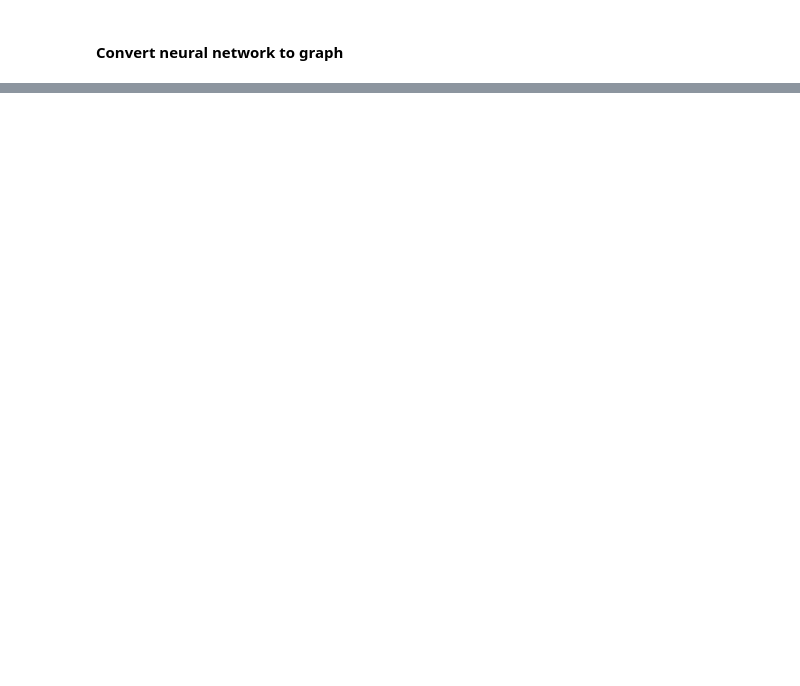
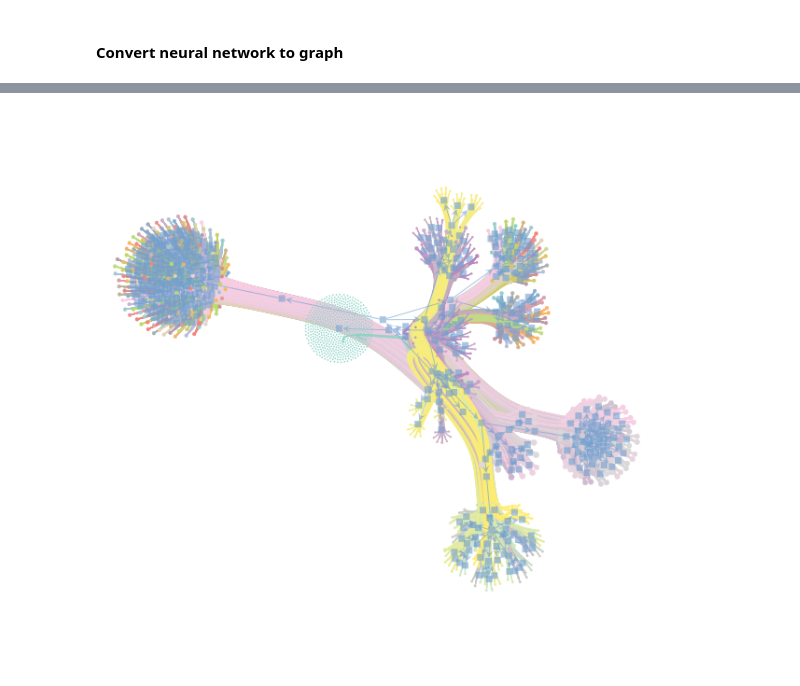
Before and after one commit to bgroenks96/dnn-community-detection, a Jupyter notebook: dnn-graph-analysis-sbm.ipynb, the cells around one changed output, grey strips where cells are left out. Cells and saved outputs as stored; diff of their text form; code cells hidden in the pictures; blank space fills up the shorter version.

```diff
--- a/dnn-graph-analysis-sbm.ipynb
+++ b/dnn-graph-analysis-sbm.ipynb
@@ -1,5 +1,6 @@
 # %%
 from tensorflow.keras.models import load_model
+from tqdm import tqdm_notebook as tqdm
 import mnist
 import dnn
 import os.path
@@ -8,8 +9,12 @@ import nn2graph
 import numpy as np
 import pandas as pd
 import statsmodels.stats as stats
+import matplotlib
+matplotlib.rcParams.update({'font.size': 14})
+
 import matplotlib.pyplot as plt
 import seaborn as sns
+import sklearn.metrics as skmetrics
 # %% [markdown]
 #### Build or load model
 # %%
@@ -27,7 +34,7 @@ y_pred = model.predict(mnist.X_test)
 #### Convert neural network to graph
 # %%
 from tensorflow.keras.layers import Dense
-N = 1000
+N = 100
 rand_inds = mnist.subsample_test(N)
 layer_sizes = [mnist.X_test.shape[-1]] + [layer.units for layer in model.layers if isinstance(layer, Dense)]
 g_full, g_xs = nn2graph.dense_activations_to_graph(model, mnist.X_test[rand_inds])
@@ -59,0 +41,10 @@ plt.scatter(range(g_min.num_vertices()), min_state.get_bs()[0])
+# %%
+def fit_sbm(g):
+    from graph_tool.inference.minimize import minimize_nested_blockmodel_dl
+    bs = g.vp.layer.a
+    return minimize_nested_blockmodel_dl(g)
+
+def fit_weighted_sbm(g):
+    from graph_tool.inference.minimize import minimize_nested_blockmodel_dl
+    bs = g.vp.layer.a
+    return minimize_nested_blockmodel_dl(g, bs=[bs], state_args=dict(recs=[g.ep.activation], rec_types=['real-normal']))
@@ -59,0 +88,2 @@ plt.scatter(range(g_min.num_vertices()), min_state.get_bs()[0])
+# %%
+sbm = fit_sbm(g_xs[0])
@@ -59,0 +99,4 @@ plt.scatter(range(g_min.num_vertices()), min_state.get_bs()[0])
+# %%
+sbm.draw(layout='sfdp')
+# %% [output]
+[figure, added]
```
Also changed, not shown: parts of 24 cells of this notebook, 2 other files.
